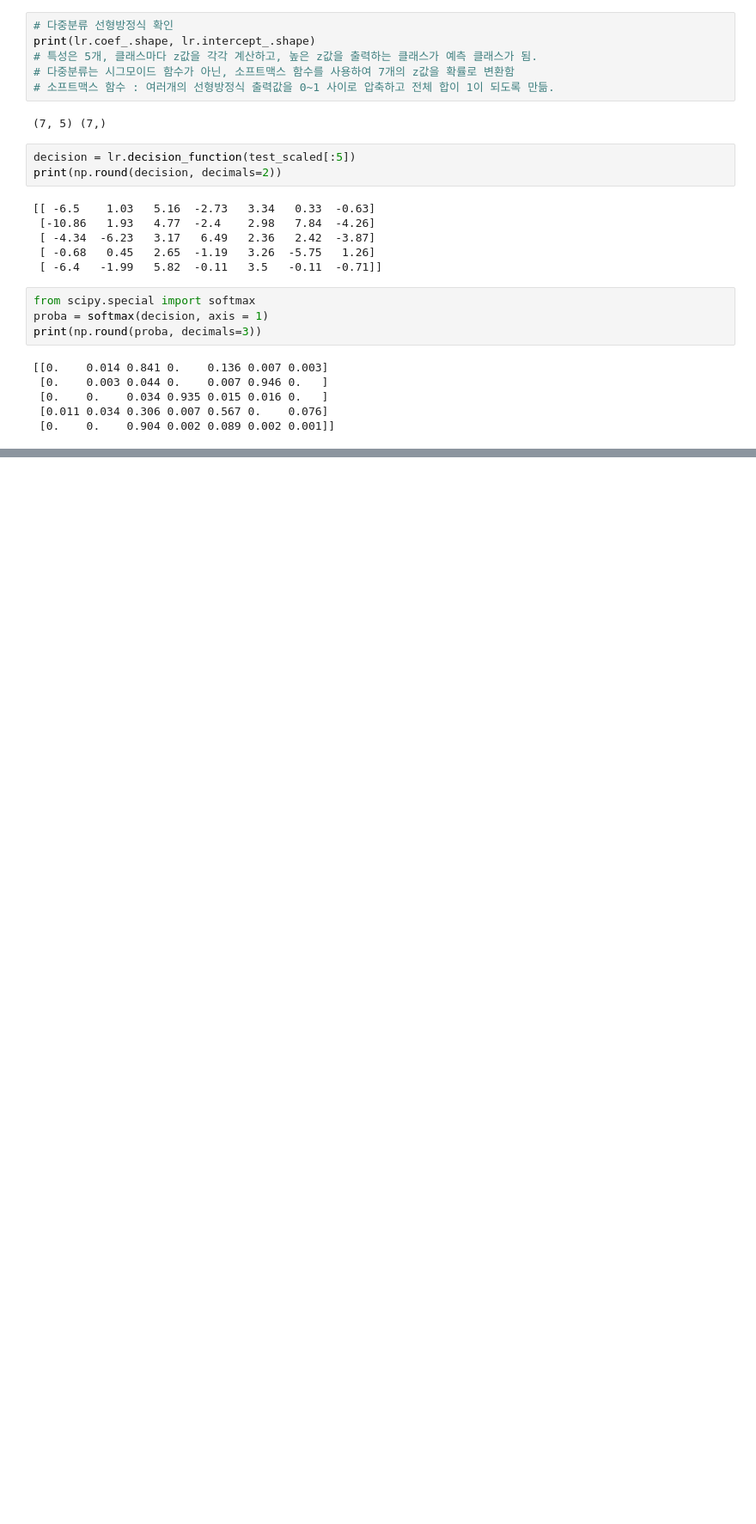
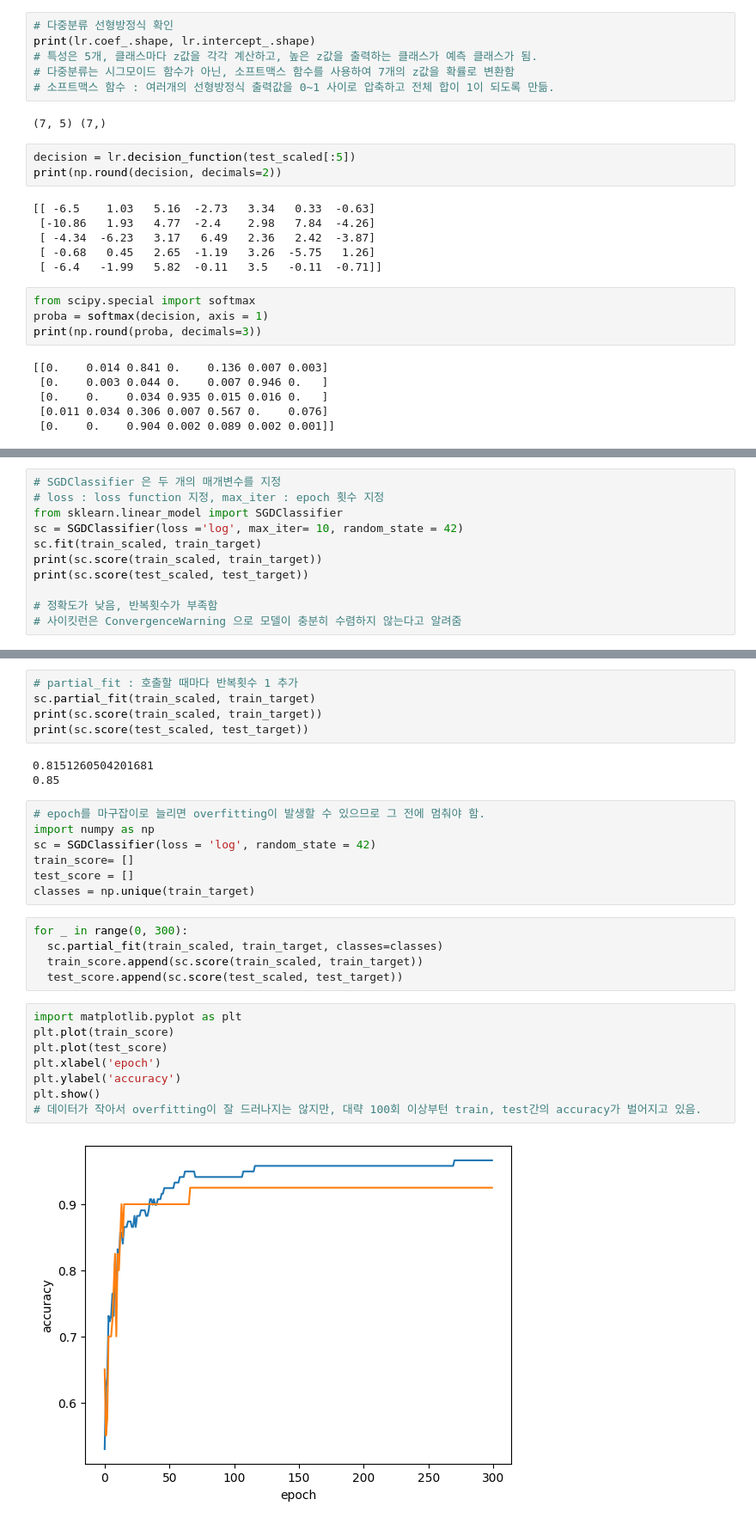
Before and after one commit to Na-scent/ML, a Jupyter notebook: ch4.ipynb, the cells around one changed output, grey strips where cells are left out. Shown at 86% size. Cells and saved outputs as stored; diff of their text form; blank space fills up the shorter version.

```diff
--- a/ch4.ipynb
+++ b/ch4.ipynb
@@ -301,0 +327,11 @@ print(np.round(proba, decimals=3))
+# %%
+# SGDClassifier 은 두 개의 매개변수를 지정
+# loss : loss function 지정, max_iter : epoch 횟수 지정
+from sklearn.linear_model import SGDClassifier
+sc = SGDClassifier(loss ='log', max_iter= 10, random_state = 42)
+sc.fit(train_scaled, train_target)
+print(sc.score(train_scaled, train_target))
+print(sc.score(test_scaled, test_target))
+
+# 정확도가 낮음, 반복횟수가 부족함
+# 사이킷런은 ConvergenceWarning 으로 모델이 충분히 수렴하지 않는다고 알려줌
@@ -301,0 +341,30 @@ print(np.round(proba, decimals=3))
+# %%
+# partial_fit : 호출할 때마다 반복횟수 1 추가
+sc.partial_fit(train_scaled, train_target)
+print(sc.score(train_scaled, train_target))
+print(sc.score(test_scaled, test_target))
+# %% [output]
+0.8151260504201681
+0.85
+# %%
+# epoch를 마구잡이로 늘리면 overfitting이 발생할 수 있으므로 그 전에 멈춰야 함.
+import numpy as np
+sc = SGDClassifier(loss = 'log', random_state = 42)
+train_score= []
+test_score = []
+classes = np.unique(train_target)
+# %%
+for _ in range(0, 300):
+  sc.partial_fit(train_scaled, train_target, classes=classes)
+  train_score.append(sc.score(train_scaled, train_target))
+  test_score.append(sc.score(test_scaled, test_target))
+# %%
+import matplotlib.pyplot as plt
+plt.plot(train_score)
+plt.plot(test_score)
+plt.xlabel('epoch')
+plt.ylabel('accuracy')
+plt.show()
+# 데이터가 작아서 overfitting이 잘 드러나지는 않지만, 대략 100회 이상부턴 train, test간의 accuracy가 벌어지고 있음.
+# %% [output]
+[figure, added]
```
Also changed, not shown: parts of 11 cells of this notebook.
